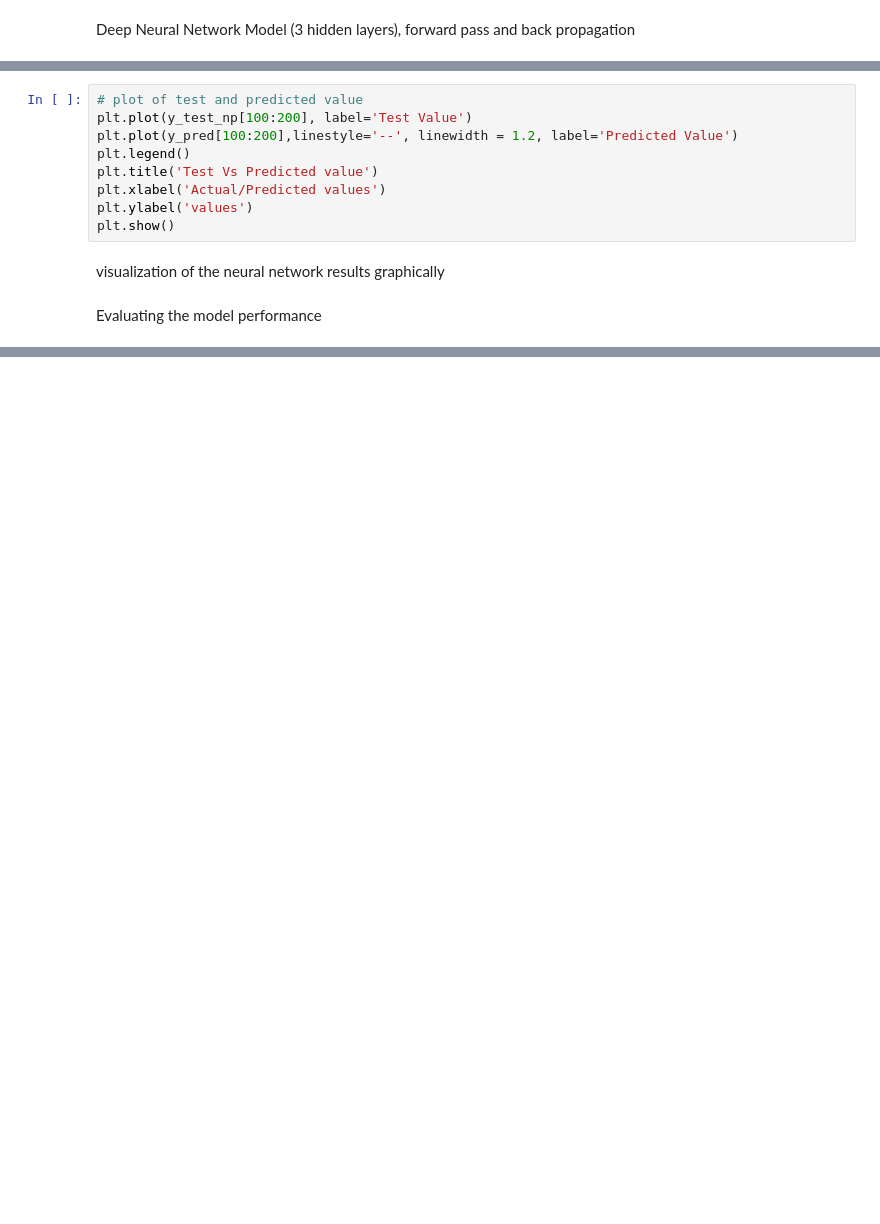
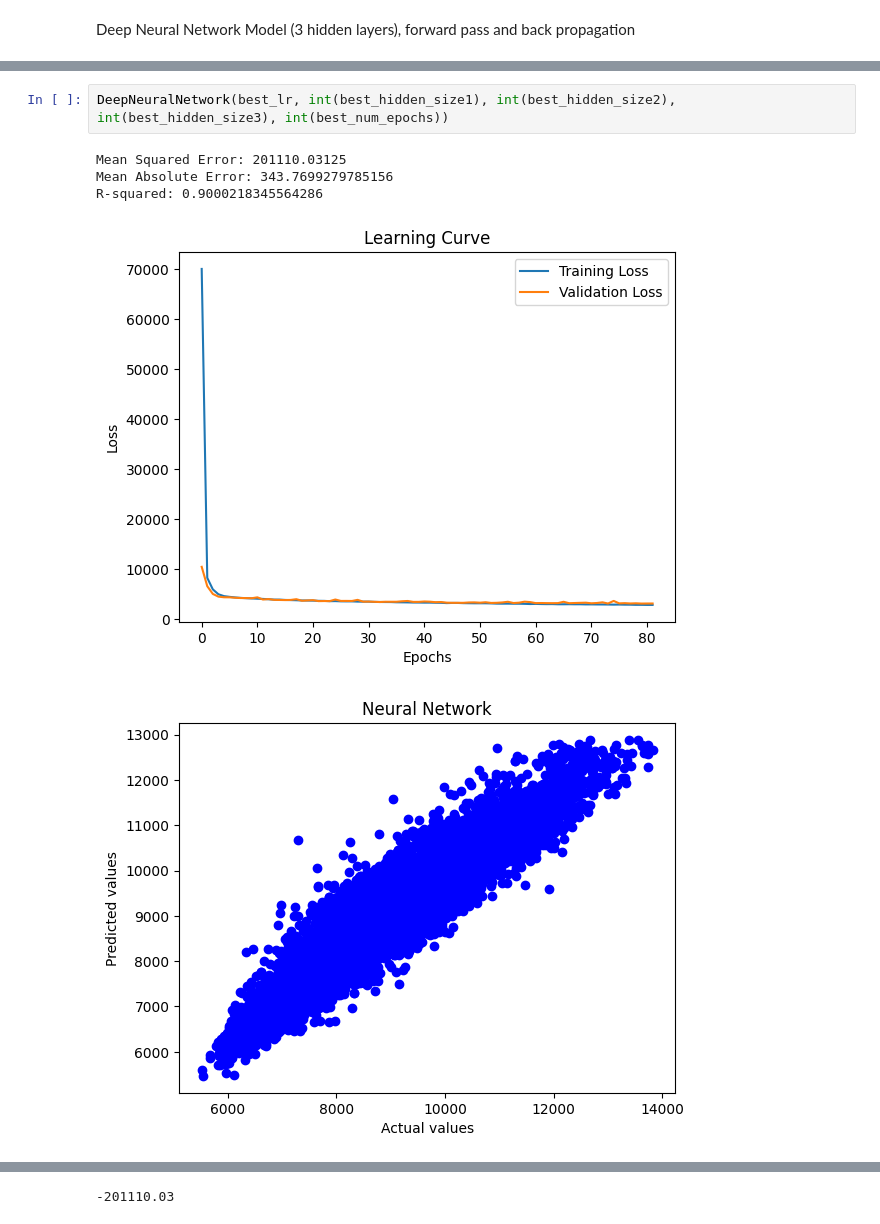
Before and after one commit to COSC5557/hyperparameter-optimization-Sanjeeb-PL, a Jupyter notebook: DeepNeuralNetwork.ipynb, the cells around one changed output, grey strips where cells are left out. Drawn from its saved outputs; the diff is of its cells as text; blank space fills up the shorter version.

```diff
--- a/DeepNeuralNetwork.ipynb
+++ b/DeepNeuralNetwork.ipynb
@@ -516,13 +386,8 @@ R-squared: 0.9078037686961216
-# %%
-# plot of test and predicted value
-plt.plot(y_test_np[100:200], label='Test Value')
-plt.plot(y_pred[100:200],linestyle='--', linewidth = 1.2, label='Predicted Value')
-plt.legend()
-plt.title('Test Vs Predicted value')
-plt.xlabel('Actual/Predicted values')
-plt.ylabel('values')
-plt.show()
-# %% [markdown]
-visualization of the neural network results graphically
-# %% [markdown]
-Evaluating the model performance
+# %%
+DeepNeuralNetwork(best_lr, int(best_hidden_size1), int(best_hidden_size2), int(best_hidden_size3), int(best_num_epochs))
+# %% [output]
+Mean Squared Error: 201110.03125
+Mean Absolute Error: 343.7699279785156
+R-squared: 0.9000218345564286
+[figure, added]
+[figure, added]
@@ -528,0 +395 @@ Evaluating the model performance
+-201110.03
```
Also changed, not shown: parts of 18 cells of this notebook, 1 other file.
